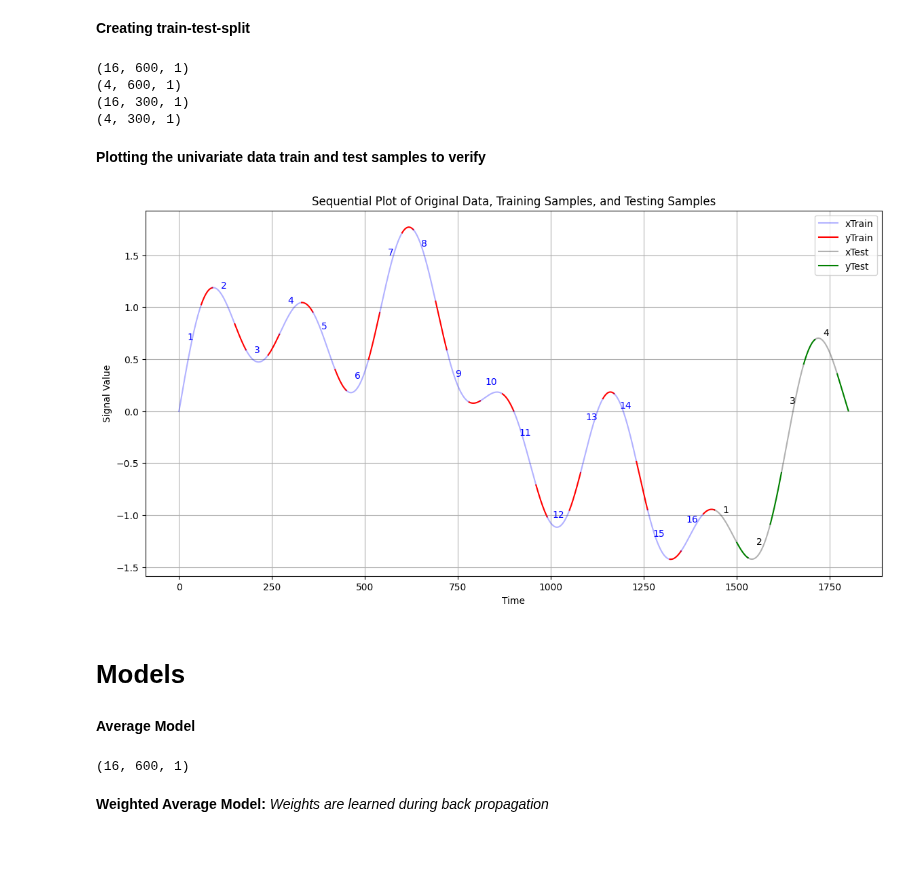
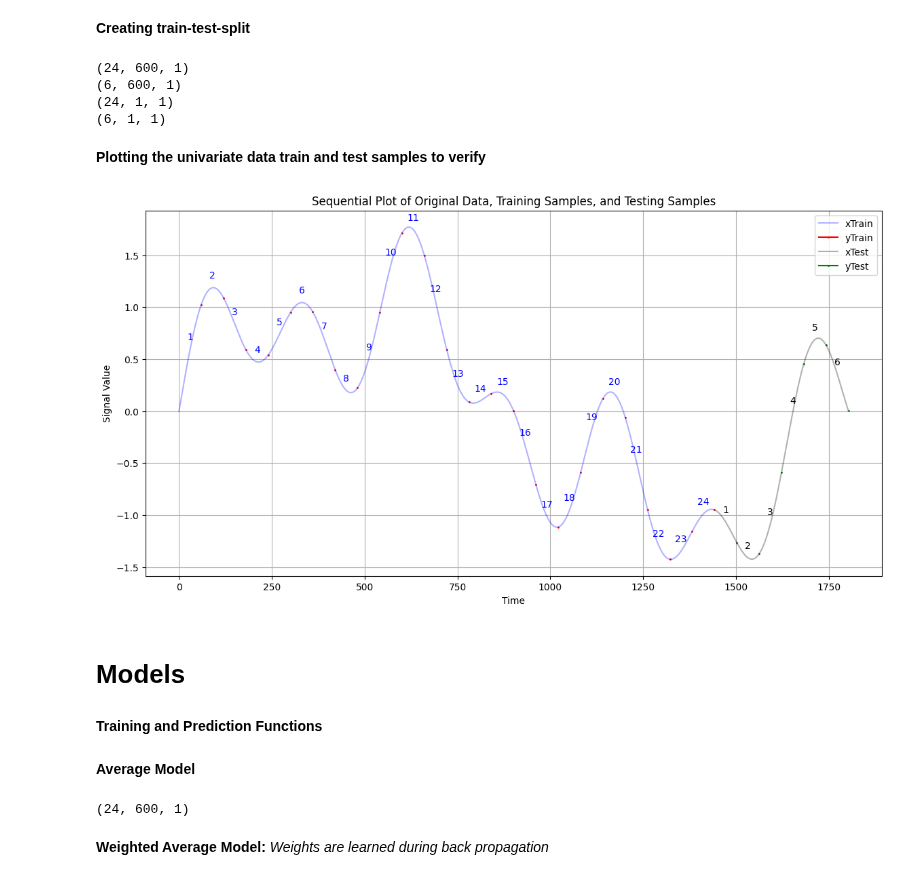
Before and after one commit to ArnavTapadia/emili_TimeSeriesPredictor, a Jupyter notebook: time_series_predictor/Models/Model_Comparison.ipynb, the cells around one changed output. Drawn from its saved outputs; the diff is of its cells as text; code cells hidden in the pictures; blank space fills up the shorter version.

```diff
--- a/time_series_predictor/Models/Model_Comparison.ipynb
+++ b/time_series_predictor/Models/Model_Comparison.ipynb
@@ -32,8 +32,11 @@ import tensorflow.keras.backend as K
 # %%
 delta_t = 0.1
 lookback = 600
-forecast = 300
+forecast = 1
 stride = lookback + forecast #so no overlap
+
+nSamples = 30
+noise_lvl = 0.0
 # %% [markdown]
 **Univariate synthetic data:**
 # %%
@@ -47,7 +50,7 @@ def gen_univariate_synthetic_data(timesteps, delta_t, noise_level = 0.1):
 
     return t, signal + noise
 
-t,univariate_data = gen_univariate_synthetic_data(timesteps = lookback*30, delta_t=delta_t, noise_level=0)
+t,univariate_data = gen_univariate_synthetic_data(timesteps = (lookback+forecast)*nSamples, delta_t=delta_t, noise_level=noise_lvl)
 
 plt.plot(t, univariate_data)
 plt.title(f"Univariate Time Series: Sum of Sine and Cosine + Noise (delta_t={delta_t})")
@@ -98,10 +101,10 @@ print(xTe.shape)
 print(yTr.shape) # (samples, length of forecast = forecast, 1) Predicting 1 feature
 print(yTe.shape)
 # %% [output]
-(16, 600, 1)
-(4, 600, 1)
-(16, 300, 1)
-(4, 300, 1)
+(24, 600, 1)
+(6, 600, 1)
+(24, 1, 1)
+(6, 1, 1)
 # %% [markdown]
 **Plotting the univariate data train and test samples to verify**
 # %%
@@ -131,35 +134,37 @@ def plot_sequential_samples(univariate_data, x_train, y_train, x_test, y_test, d
     start = 0
     for i in range(x_train.shape[0]):
         t_x_train = t_original[start:start + lookback_period]
         start += lookback_period
         t_y_train = t_original[start:start + forecast_period]
         start += forecast_period
         plt.plot(t_x_train, x_train[i], color='blue', alpha=0.3, linestyle='-', label='xTrain' if i == 0 else '')
         plt.annotate(f'{i+1}', (t_x_train[lookback_period//2], x_train[i, lookback_period//2]), textcoords="offset points", xytext=(0,10), ha='center', color='blue')
-        plt.plot(t_y_train, y_train[i], color='red', linestyle='-', label='yTrain' if i == 0 else '')
+        plt.plot(t_y_train, y_train[i], color='red', marker = 'o', markersize = 1,label='yTrain' if i == 0 else '')
         # plt.annotate(f'{i+1}', (t_y_train[0], y_train[i, 0]), textcoords="offset points", xytext=(0,10), ha='center', color='red')
 
 
     # Plot testing data (x_test and y_test) sequentially
     for i in range(x_test.shape[0]):
         t_x_test = t_original[start:start + lookback_period]
         start += lookback_period
         t_y_test = t_original[start:start + forecast_period]
         start += forecast_period
         plt.plot(t_x_test, x_test[i], color='black', alpha=0.3, linestyle='-', label='xTest' if i == 0 else '')
         plt.annotate(f'{i+1}', (t_x_test[lookback_period//2], x_test[i, lookback_period//2]), textcoords="offset points", xytext=(0,10), ha='center', color='black')
-        plt.plot(t_y_test, y_test[i], color='green', linestyle='-', label='yTest' if i == 0 else '')
+        plt.plot(t_y_test, y_test[i], color='green', marker = 'o', markersize = 1, label='yTest' if i == 0 else '')
 
     plt.title("Sequential Plot of Original Data, Training Samples, and Testing Samples")
     plt.xlabel("Time")
     plt.ylabel("Signal Value")
     plt.legend(loc='best')
     plt.grid(True)
     plt.show()
 
 # Example usage (assuming xTr, yTr, xTe, and yTe are defined)
 plot_sequential_samples(univariate_data, xTr, yTr, xTe, yTe, delta_t)
 # %% [output]
-[figure, old version]
+[figure, new version]
 # %% [markdown]
 # Models
+# %% [markdown]
+**Training and Prediction Functions**
@@ -176,10 +251,10 @@ Creates an mean vector for each sample
 def average_model_predict(series):
     return np.average(series, axis = 1)
 
-multivariate_test_data = xTr #np.repeat(xTr,repeats=1,axis = -1)
+multivariate_test_data = xTr #np.repeat(xTr,repeats=3,axis = -1)
 multivariate_test_data.shape
 # %% [output]
-(16, 600, 1)
+(24, 600, 1)
 # %% [markdown]
 **Weighted Average Model:**
 *Weights are learned during back propagation*
```
Also changed, not shown: parts of 4 cells of this notebook.
